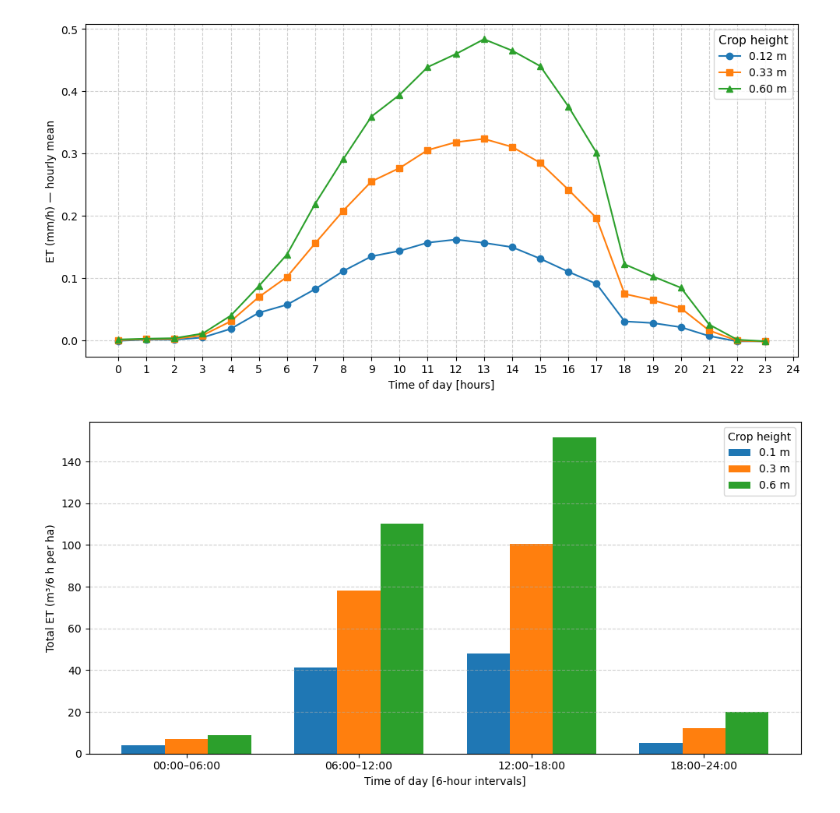
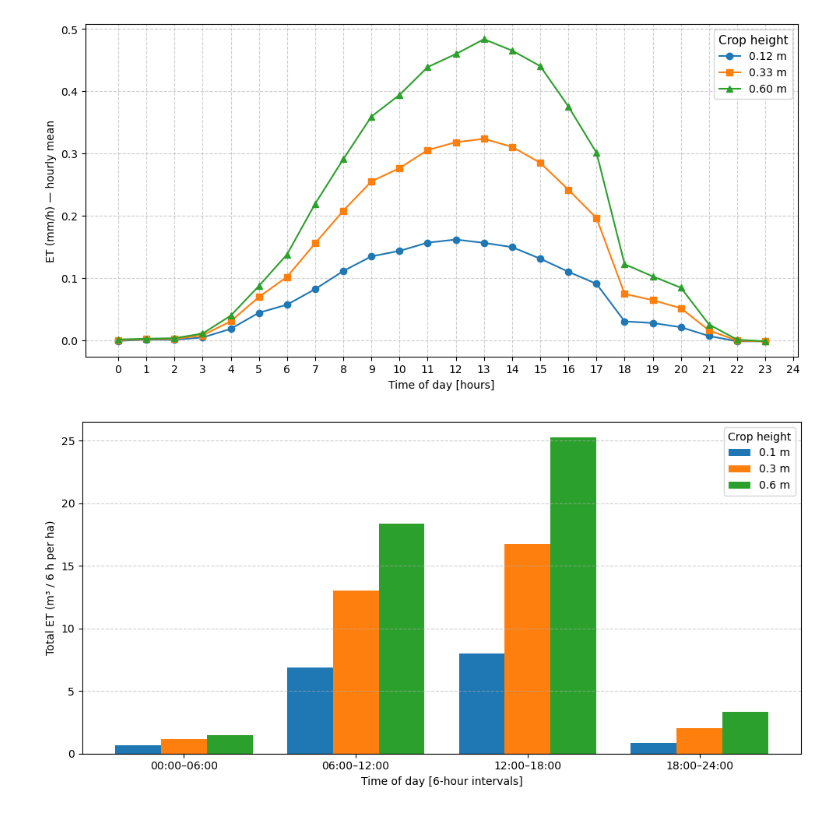
Before and after one commit to SisterPeanut/Turbulence_course, a Jupyter notebook: Main_data1.ipynb, the cells around one changed output. Drawn from its saved outputs; the diff is of its cells as text; code cells hidden in the pictures.

```diff
--- a/Main_data1.ipynb
+++ b/Main_data1.ipynb
@@ -184,44 +206,39 @@ plt.show()
 [figure]
 # %%
 #Cost mm/h -> m^3/period
-A= 10000 # m^2 - 1 hectar
-E_m=ET_mm * A *0.001 #m^3/h
-
+#A= 10000 # m^2 - 1 hectar
+#E_m=ET_mm * 10 #A *0.001 #m^3/h
 
 # 6-hour bin edges (0–6, 6–12, 12–18, 18–24)
-bin_edges = np.arange(0, 25, 6)
+bin_edges  = np.arange(0, 25, 6)
 bin_labels = [f"{bin_edges[i]:02.0f}:00–{bin_edges[i+1]:02.0f}:00" for i in range(len(bin_edges)-1)]
 
-# Number of timesteps per 6 h (10 min resolution → 6*60/10 = 36 steps)
-steps_per_bin = 36
+steps_per_bin = 36           # 6 h * 60 / 10
+dt_hours = 10/60             # 1/6 h per step
 
-ET_m3h = ET_mm * 10  # 1 ha → m³/h
+# ET_mm shape: [heights, 144] in mm/h
+ET_m3h = ET_mm * 10          # rate: m³/h per ha (1 mm/h = 10 m³/h/ha)
 
-# Aggregate into 6 h sums [heights × 4 bins]
-ET_m3h_bins = ET_m3h.reshape(len(heights), 4, steps_per_bin).sum(axis=2)
+# Convert to volume per step, then sum
+ET_m3_per_step = ET_m3h * dt_hours   # m³ per step
+ET_m3_bins = ET_m3_per_step.reshape(len(heights), 4, steps_per_bin).sum(axis=2)  # m³/6 h
 
-# Plot as grouped bar chart
-x = np.arange(len(bin_labels))  # positions for bins
-width = 0.25  # bar width
+# Plot
+x = np.arange(len(bin_labels))
+width = 0.8 / len(heights)   # auto width so groups fit
+offsets = (np.arange(len(heights)) - (len(heights)-1)/2) * width
 
 plt.figure(figsize=(10,5))
-
 for idx, h in enumerate(heights):
-    plt.bar(
-        x + idx*width,
-        ET_m3h_bins[idx, :],
-        width=width,
-        label=f"{h:.1f} m",
-    )
-
-plt.xticks(x + width, bin_labels)
+    plt.bar(x + offsets[idx], ET_m3_bins[idx], width=width, label=f"{h:.1f} m")
+plt.xticks(x, bin_labels)
 plt.xlabel("Time of day [6-hour intervals]")
-plt.ylabel("Total ET (m³/6 h per ha)")
+plt.ylabel("Total ET (m³ / 6 h per ha)")
 plt.legend(title="Crop height", fontsize=10)
 plt.grid(True, linestyle="--", axis="y", alpha=0.6)
 plt.tight_layout()
 plt.show()
 # %% [output]
-[figure, old version]
+[figure, new version]
 # %%
 
```
Also changed, not shown: parts of 4 cells of this notebook, 2 other files.
